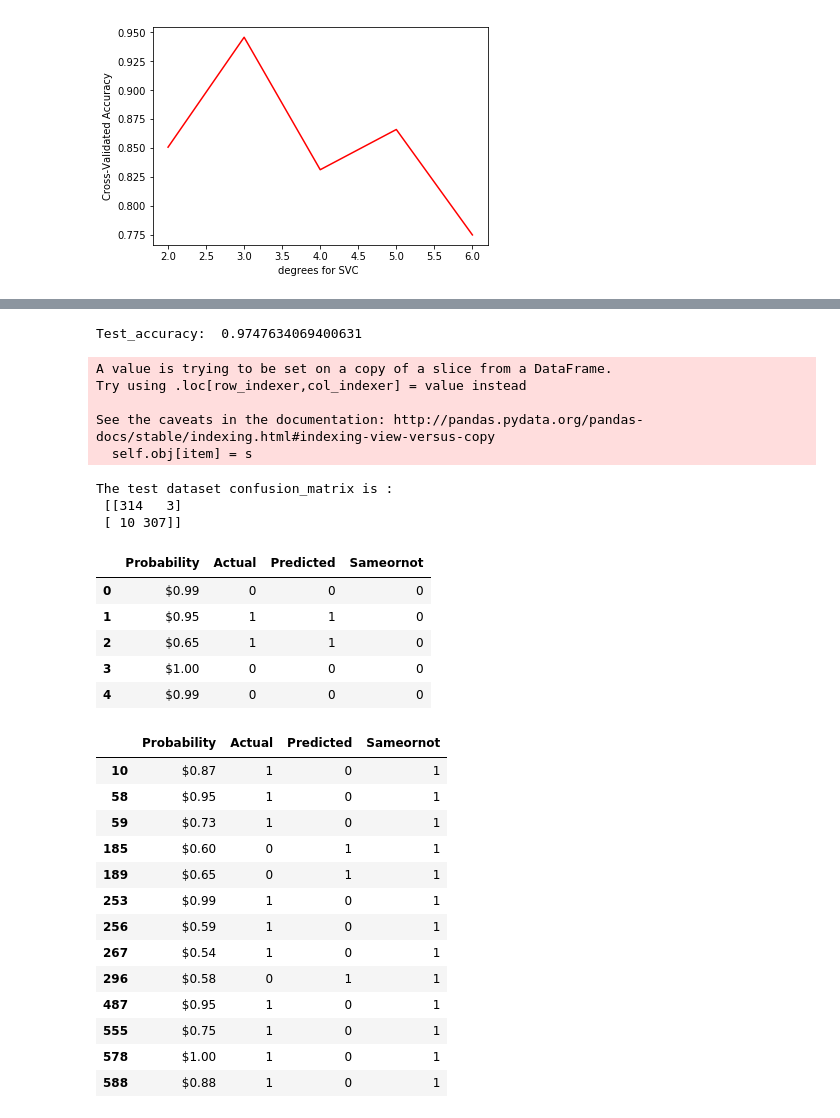
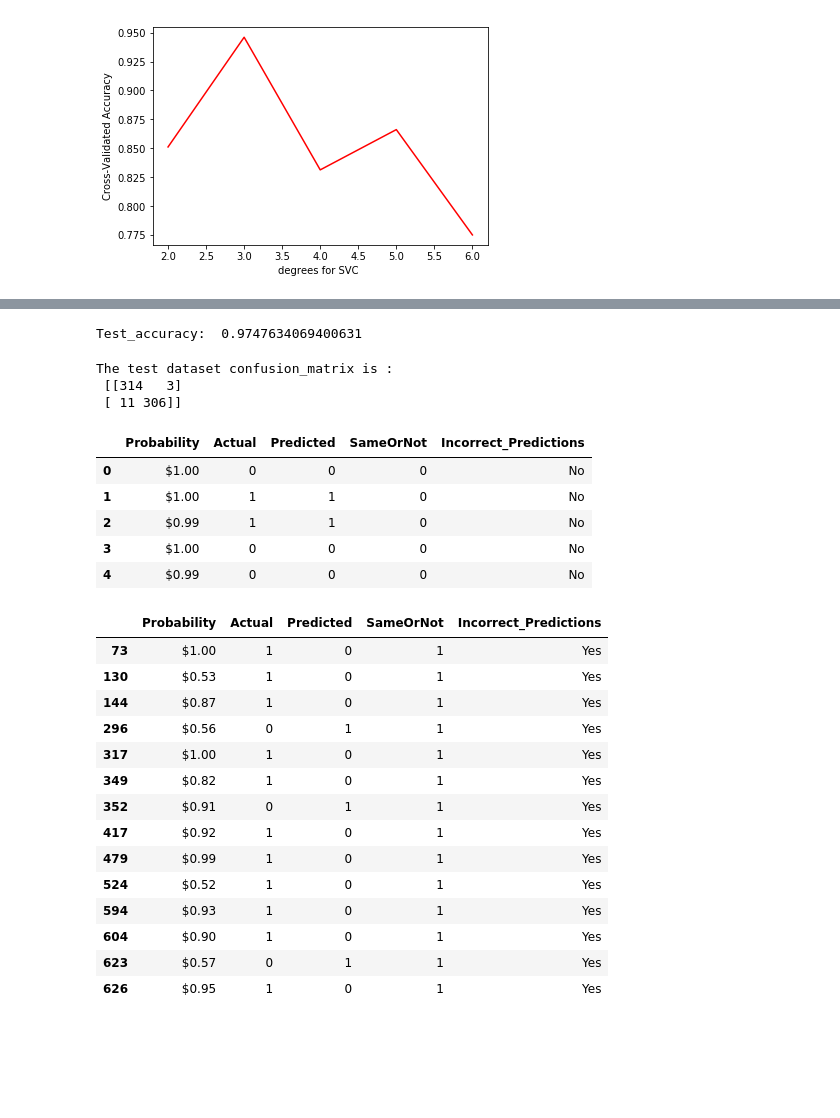
Before and after one commit to SupChanda/Voice-recognition, a Jupyter notebook: Supratik_Voice Recognition.ipynb, the cells around one changed output, grey strips where cells are left out. Drawn from its saved outputs; the diff is of its cells as text; code cells hidden in the pictures; blank space fills up the shorter version.

```diff
--- a/Supratik_Voice Recognition.ipynb
+++ b/Supratik_Voice Recognition.ipynb
@@ -531,20 +527,3 @@ Label_probabability_DTFrame[Label_probabability_DTFrame.SameOrNot !=0].head()
 | 20 | $0.81 | 0 | 1 | 1 |
 | 35 | $0.63 | 0 | 1 | 1 |
 | 57 | $0.74 | 0 | 1 | 1 |
-# %%
-from sklearn.decomposition import PCA
-from sklearn.preprocessing import MinMaxScaler
-pca=PCA(n_components=1)
-#scaler= StandardScaler()
-dfnew['PCAtransformed'] = pca.fit_transform(dfnew.iloc[:,:-1])
-#dfnew['PCAtransformed']= scaler.fit_transform(dfnew.loc[:,['PCAtransformed']])
-dfTransformed = dfnew.iloc[:,[-1,-2]]
-dfTransformed = dfTransformed[['PCAtransformed','label']]
-dfTransformed.sort_values(by='PCAtransformed',ascending=True,inplace=True)
-#display(dfTransformed.tail(1))
-X=[-30,1275]
-Y=[1,0]
-#Y = [-(lm.intercept_[0]+ lm.coef_[0][0]*elem)/lm.coef_[0][1] for elem in X]
-plt.plot(X,Y)
-color = ['r' if y_ == 0 else 'b' for y_ in dfTransformed['label']]
-plt.scatter(dfTransformed['PCAtransformed'],dfTransformed['label'], c=color, s=8)
@@ -953,11 +924,6 @@ test_set.loc[:,'kurt':'mindom']=sc.transform(test_set.loc[:,'kurt':'mindom'])
 print('Test_accuracy: ',grid.score(test_set.loc[:,'kurt':'mindom'],test_set['label']))
 # %% [output]
 Test_accuracy:  0.9747634069400631
-A value is trying to be set on a copy of a slice from a DataFrame.
-Try using .loc[row_indexer,col_indexer] = value instead
-
-See the caveats in the documentation: http://pandas.pydata.org/pandas-docs/stable/indexing.html#indexing-view-versus-copy
-  self.obj[item] = s
 # %%
 from sklearn.metrics import confusion_matrix,precision_recall_fscore_support,f1_score
 from sklearn.preprocessing import LabelEncoder
@@ -969,7 +935,7 @@ print('The test dataset confusion_matrix is :\n',confusion_matrix(test_set['labe
 # %% [output]
 The test dataset confusion_matrix is :
  [[314   3]
- [ 10 307]]
+ [ 11 306]]
 # %%
 Label_probabability = pd.Series()
 for each in svc1.predict_proba((test_set.loc[:,'kurt':'mindom'])):
@@ -978,29 +944,31 @@ Label_probabability_DTFrame = pd.concat([Label_probabability.reset_index(drop=Tr
                                          test_set['label'].reset_index(drop=True),
                                          pd.Series(svc1.predict(test_set.loc[:,'kurt':'mindom']))],axis=1,
                                         keys=['Probability','Actual','Predicted'])
-Label_probabability_DTFrame['Sameornot']=abs(Label_probabability_DTFrame.Actual - Label_probabability_DTFrame.Predicted)
+Label_probabability_DTFrame['SameOrNot']=abs(Label_probabability_DTFrame.Actual - Label_probabability_DTFrame.Predicted)
+Label_probabability_DTFrame['Incorrect_Predictions']=Label_probabability_DTFrame['SameOrNot'].apply(lambda x: 'No' if x ==0 else 'Yes')
 Label_probabability_DTFrame.head()
 # %% [output]
-|  | Probability | Actual | Predicted | Sameornot |
-| 0 | $0.99 | 0 | 0 | 0 |
-| 1 | $0.95 | 1 | 1 | 0 |
-| 2 | $0.65 | 1 | 1 | 0 |
-| 3 | $1.00 | 0 | 0 | 0 |
-| 4 | $0.99 | 0 | 0 | 0 |
+|  | Probability | Actual | Predicted | SameOrNot | Incorrect_Predictions |
+| 0 | $1.00 | 0 | 0 | 0 | No |
+| 1 | $1.00 | 1 | 1 | 0 | No |
+| 2 | $0.99 | 1 | 1 | 0 | No |
+| 3 | $1.00 | 0 | 0 | 0 | No |
+| 4 | $0.99 | 0 | 0 | 0 | No |
 # %%
-Label_probabability_DTFrame[Label_probabability_DTFrame.Sameornot !=0]
+Label_probabability_DTFrame[Label_probabability_DTFrame.SameOrNot !=0]
 # %% [output]
-|  | Probability | Actual | Predicted | Sameornot |
-| 10 | $0.87 | 1 | 0 | 1 |
-| 58 | $0.95 | 1 | 0 | 1 |
-| 59 | $0.73 | 1 | 0 | 1 |
-| 185 | $0.60 | 0 | 1 | 1 |
-| 189 | $0.65 | 0 | 1 | 1 |
-| 253 | $0.99 | 1 | 0 | 1 |
-| 256 | $0.59 | 1 | 0 | 1 |
-| 267 | $0.54 | 1 | 0 | 1 |
-| 296 | $0.58 | 0 | 1 | 1 |
-| 487 | $0.95 | 1 | 0 | 1 |
-| 555 | $0.75 | 1 | 0 | 1 |
-| 578 | $1.00 | 1 | 0 | 1 |
-| 588 | $0.88 | 1 | 0 | 1 |
+|  | Probability | Actual | Predicted | SameOrNot | Incorrect_Predictions |
+| 73 | $1.00 | 1 | 0 | 1 | Yes |
+| 130 | $0.53 | 1 | 0 | 1 | Yes |
+| 144 | $0.87 | 1 | 0 | 1 | Yes |
+| 296 | $0.56 | 0 | 1 | 1 | Yes |
+| 317 | $1.00 | 1 | 0 | 1 | Yes |
+| 349 | $0.82 | 1 | 0 | 1 | Yes |
+| 352 | $0.91 | 0 | 1 | 1 | Yes |
+| 417 | $0.92 | 1 | 0 | 1 | Yes |
+| 479 | $0.99 | 1 | 0 | 1 | Yes |
+| 524 | $0.52 | 1 | 0 | 1 | Yes |
+| 594 | $0.93 | 1 | 0 | 1 | Yes |
+| 604 | $0.90 | 1 | 0 | 1 | Yes |
+| 623 | $0.57 | 0 | 1 | 1 | Yes |
+| 626 | $0.95 | 1 | 0 | 1 | Yes |
```
Also changed, not shown: parts of 21 cells of this notebook, 54 other files.
